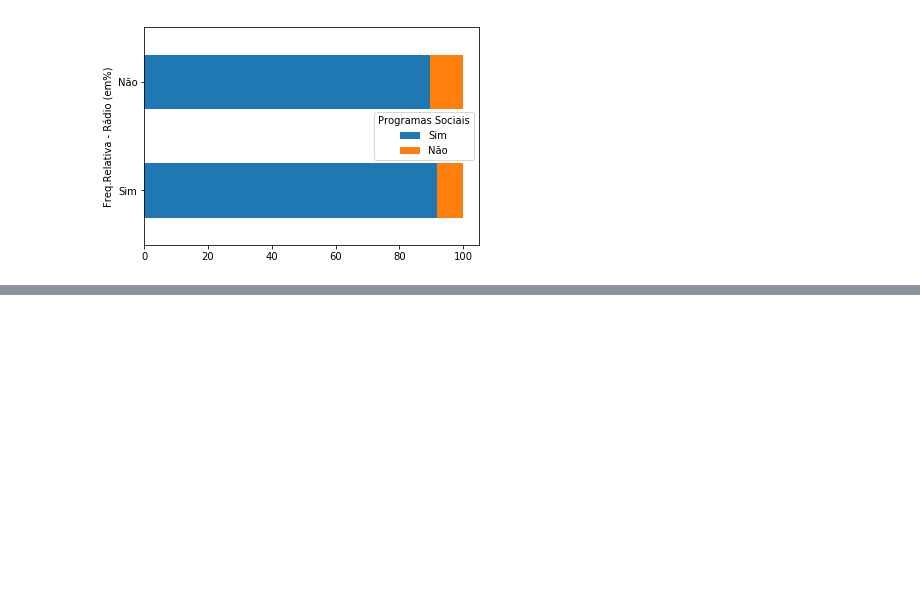
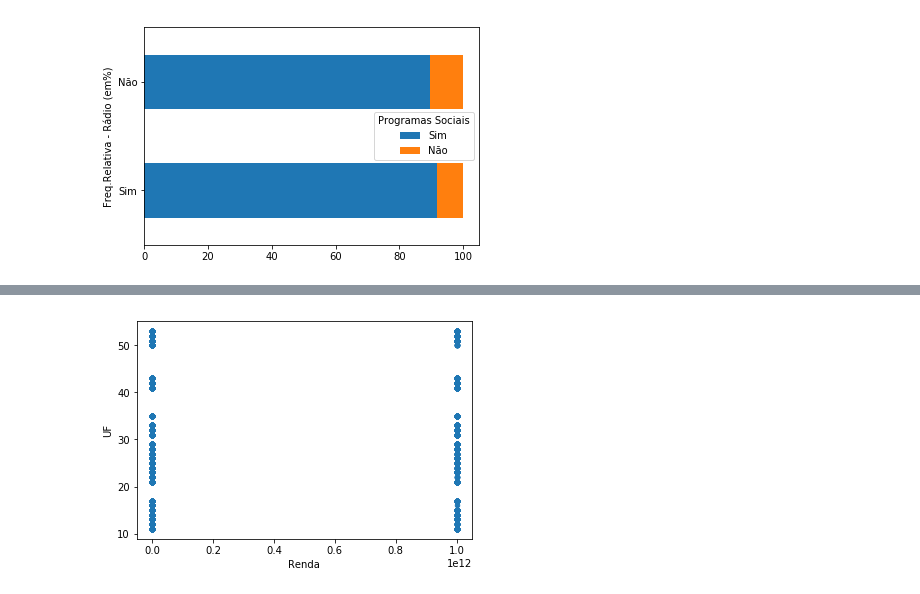
Before and after one commit to tainarasm/Ci-ncia-dos-Dados, a Jupyter notebook: Projeto_1.ipynb, the cells around one changed output, grey strips where cells are left out. Saved outputs shown, nothing was run; the diff lists cells and outputs as text; code cells hidden in the pictures; blank space fills up the shorter version.

```diff
--- a/Projeto_1.ipynb
+++ b/Projeto_1.ipynb
@@ -311,0 +293,83 @@ plot = renda_program_sociais['Programas_sociais_sim'].plot(kind='box',title='O c
+# %%
+renda = pd.DataFrame({'UF': data.UF,
+                      'Renda':data.V4621})
+
+
+renda.plot.scatter('Renda', 'UF')
+
+renda = renda.dropna()
+renda = renda[(data.V4622>=0) & (data.V4622<=7)]
+renda_brasil = renda[(data.V4621<1955)]
+renda_norte_nordeste = renda[(data.UF>=11) & (data.UF<=29)]
+renda_norte_nordeste = renda_norte_nordeste[(data.V4621<1410)]
+renda_sul_sudeste = renda[(data.UF>=31) & (data.UF<=43)]
+renda_sul_sudeste = renda_sul_sudeste[(data.V4621<2290)]
+renda_centro_oeste = renda[(data.UF>=50) & (data.UF<=53)]
+renda_centro_oeste = renda_centro_oeste[(data.V4621<2290)]
+
+
+
+analise_brasil = renda['Renda'].describe()
+mais_frequente_brasil = renda.mode()
+variancia_brasil = renda.var()
+analise_norte_nordeste = renda_norte_nordeste['Renda'].describe()
+mais_frequente_norte_nordeste = renda_norte_nordeste.mode()
+variancia_norte_nordeste = renda_norte_nordeste.var()
+analise_centro_oeste = renda_centro_oeste['Renda'].describe()
+mais_frequente_centro_oeste = renda_centro_oeste.mode()
+variancia_centro_oeste = renda_centro_oeste.var()
+analise_sul_sudeste = renda_sul_sudeste['Renda'].describe()
+mais_frequente_sul_sudeste = renda_sul_sudeste.mode()
+variancia_sul_sudeste = renda_norte_nordeste.var()
+
+
+
+
+print(analise_brasil)
+print("A média de rendimento per capita por domicílio, olhando o Brasil como um todo, é de \n")
+print("R$ %.2f \n" %(renda_brasil['Renda'].mean()))
+print(analise_norte_nordeste)
+print("A média de rendimento per capita por domicílio nas regiões Norte e Nordeste é de \n")
+print("R$ %.2f \n" %(renda_norte_nordeste['Renda'].mean()))
+print(analise_centro_oeste)
+print("A média de rendimento per capita por domicílio na região Centro-Oeste é de \n")
+print("R$ %.2f \n" %(renda_centro_oeste['Renda'].mean()))
+print(analise_sul_sudeste)
+print("A média de rendimento per capita por domicílio nas regiões Sul e Sudeste é de \n")
+print("R$ %.2f \n" %(renda_sul_sudeste['Renda'].mean()))
+
+
+
+#print(renda.quantile(np.arange(0,1.10,.10)))
+
+
+#print(renda_centro_oeste['Renda'].mean())
+
+
+fig, axes = plt.subplots(nrows=1, ncols=3)
+
+#renda_brasil['Renda'].plot(kind='box', figsize=(5,5), ax=axes[0,0]); axes[0,0].set_title('A');
+
+renda_norte_nordeste['Renda'].plot(kind='box', figsize=(13,13),ax=axes[0]).set_title('Renda Mensal Per Capita - Norte e Nordeste');
+
+renda_centro_oeste['Renda'].plot(kind='box', figsize=(13,13),ax=axes[1]).set_title('Renda Mensal Per Capita - Centro-Oeste');
+
+renda_sul_sudeste['Renda'].plot(kind='box', figsize=(13,13),ax=axes[2]).set_title('Renda Mensal Per Capita - Sul e Sudeste');
+
+plt.bar(renda_norte_nordeste['Renda'], color='b', width=2, alpha=0.5)
+plt.bar(renda_centro_oeste['Renda'], color='r', width=2, alpha=0.5)
+plt.show()
+
+
+
+#plot = renda['Renda'].plot.hist(title='HISTOGRAMA - RENDA',figsize=(10, 10), normed=1, alpha=0.5)
+#plt.ylabel('Densidade')
+
+#plt.figure();
+
+#renda.plot.hist(alpha=1)
+
+
+#plot = renda.plot(kind='box',title='Renda',figsize=(10,10)).grid()
+#plot = plt.subplot(1,2,1)
+# %% [output]
@@ -311,0 +394 @@ plot = renda_program_sociais['Programas_sociais_sim'].plot(kind='box',title='O c
+[figure, added]
```
Also changed, not shown: parts of 4 cells of this notebook, 1 other file.
